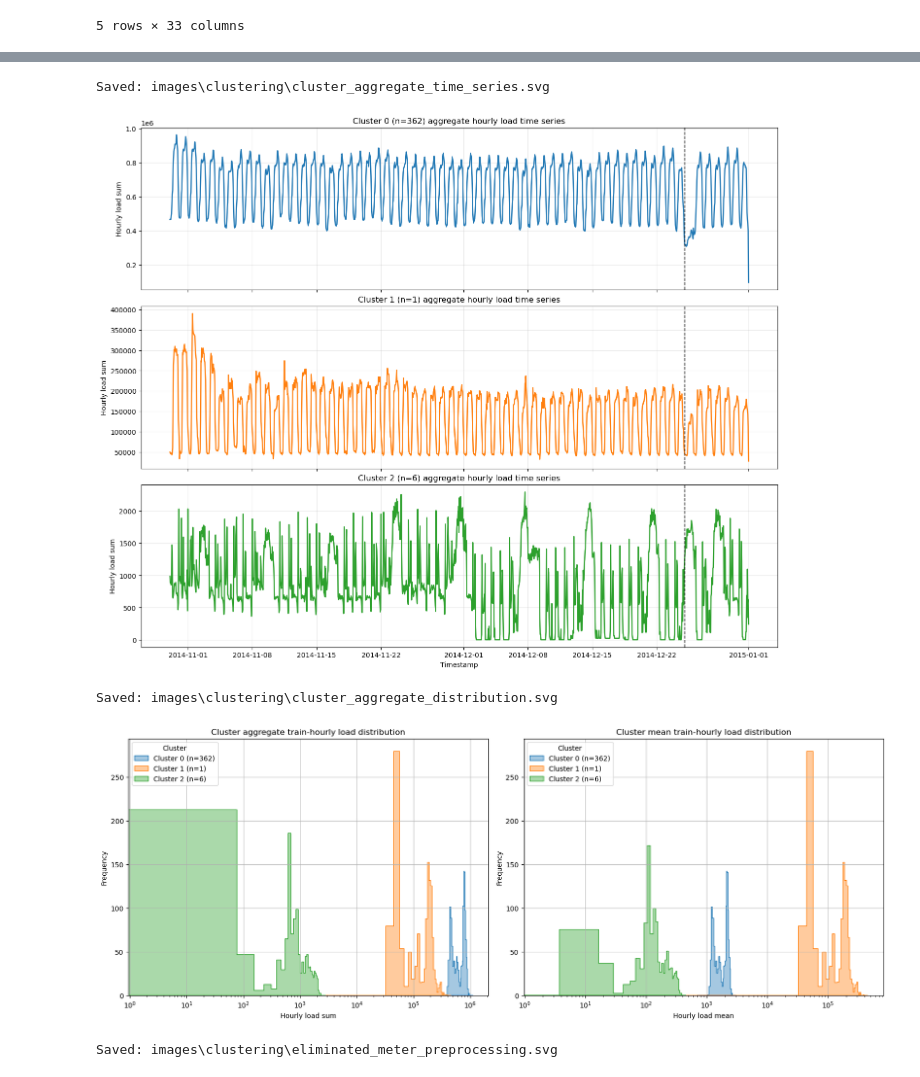
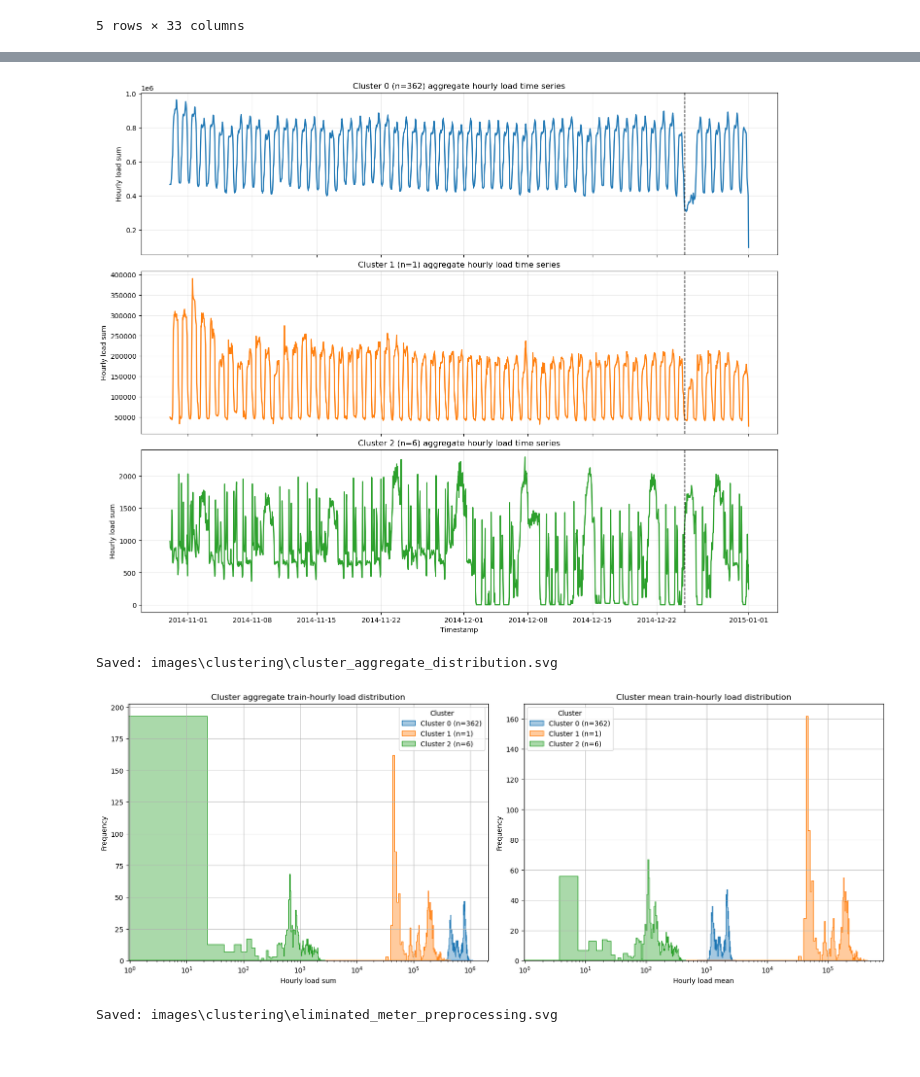
Before and after one commit to lixiao-yang/Electricity-Load-Prediction, a Jupyter notebook: cluster_analysis.ipynb, the cells around one changed output, grey strips where cells are left out. Saved outputs shown, nothing was run; the diff lists cells and outputs as text; code cells hidden in the pictures.

Commit message:
update plots

```diff
--- a/cluster_analysis.ipynb
+++ b/cluster_analysis.ipynb
@@ -891,13 +908,18 @@ Saved: images\clustering\panel_distribution_time_series.svg
 # %%
 import seaborn as sns
 
-cluster_assignments = labels["cluster_kmeans"].sort_index().astype(int)
+labels_local = pd.read_parquet(out_dir / "clusters_3models.parquet")[["cluster_kmeans"]]
+cluster_assignments = labels_local["cluster_kmeans"].sort_index().astype(int)
 cluster_counts = cluster_assignments.value_counts().sort_index().to_dict()
 cluster_label_map = {
     int(cluster_id): f"Cluster {int(cluster_id)} (n={int(cluster_counts[cluster_id])})"
     for cluster_id in cluster_counts
 }
-model_window_kept = pd.concat([train_hourly, test_hourly]).sort_index()
+train_hourly_local = pd.read_parquet(preprocess_dir / "train_hourly_preprocessed.parquet").sort_index()
+train_hourly_local.index = pd.to_datetime(train_hourly_local.index)
+test_hourly_local = pd.read_parquet(preprocess_dir / "test_hourly_preprocessed.parquet").sort_index()
+test_hourly_local.index = pd.to_datetime(test_hourly_local.index)
+model_window_kept = pd.concat([train_hourly_local, test_hourly_local]).sort_index()
 
 cluster_model_window = (
     model_window_kept.T
@@ -909,15 +931,15 @@ cluster_model_window = (
 )
 cluster_model_window.to_parquet(out_dir / "cluster_kmeans_model_window_aggregate.parquet", index=True)
 
-cluster_train_aggregate = cluster_model_window.loc[train_hourly.index]
-cluster_test_aggregate = cluster_model_window.loc[test_hourly.index]
+cluster_train_aggregate = cluster_model_window.loc[train_hourly_local.index]
+cluster_test_aggregate = cluster_model_window.loc[test_hourly_local.index]
 cluster_train_aggregate.to_parquet(out_dir / "cluster_kmeans_train_aggregate.parquet", index=True)
 cluster_test_aggregate.to_parquet(out_dir / "cluster_kmeans_test_aggregate.parquet", index=True)
 
 cluster_ids = [int(cluster_id) for cluster_id in cluster_model_window.columns]
 n_clusters = len(cluster_ids)
 default_colors = plt.rcParams["axes.prop_cycle"].by_key().get("color", ["C0"])
-split_timestamp = test_hourly.index.min()
+split_timestamp = test_hourly_local.index.min()
 
 fig, axes = plt.subplots(n_clusters, 1, figsize=(14, 3.8 * n_clusters), sharex=True, constrained_layout=True)
 if n_clusters == 1:
@@ -937,7 +959,7 @@ axes[-1].set_xlabel("Timestamp")
 plt.show()
 
 cluster_train_mean = (
-    train_hourly.T
+    train_hourly_local.T
     .join(cluster_assignments.rename("cluster_kmeans"), how="inner")
     .groupby("cluster_kmeans")
     .mean(numeric_only=True)
@@ -955,7 +977,7 @@ for idx, cluster_id in enumerate(cluster_ids):
 
     sns.histplot(
         aggregate_values,
-        bins=30,
+        bins=100,
         stat="count",
         element="step",
         fill=True,
@@ -967,36 +989,35 @@ for idx, cluster_id in enumerate(cluster_ids):
     sns.kdeplot(aggregate_values, color=color, linewidth=2.2, ax=axes[0])
 
     sns.histplot(
         positive_mean_values,
-        bins=30,
+        bins=100,
         stat="count",
         element="step",
         fill=True,
         alpha=0.4,
         color=color,
         label=cluster_name,
         ax=axes[1],
     )
     sns.kdeplot(positive_mean_values, color=color, linewidth=2.2, ax=axes[1])
 
 axes[0].set_title("Cluster aggregate train-hourly load distribution")
 axes[0].set_xlabel("Hourly load sum")
 axes[0].set_ylabel("Frequency")
 axes[0].set_xscale("log")
 axes[0].grid(alpha=0.8)
 axes[0].legend(title="Cluster")
 
 axes[1].set_title("Cluster mean train-hourly load distribution")
 axes[1].set_xlabel("Hourly load mean")
 axes[1].set_ylabel("Frequency")
 axes[1].set_xscale("log")
 axes[1].grid(alpha=0.8)
 axes[1].legend(title="Cluster")
 save_svg("cluster_aggregate_distribution")
 plt.show()
 # %% [output]
+[figure]
-Saved: images\clustering\cluster_aggregate_time_series.svg
+Saved: images\clustering\cluster_aggregate_distribution.svg
-[figure]
-Saved: images\clustering\cluster_aggregate_distribution.svg
-[figure, old version]
+[figure, new version]
 # %%
```
Also changed, not shown: parts of 6 cells of this notebook, 2 other files.
